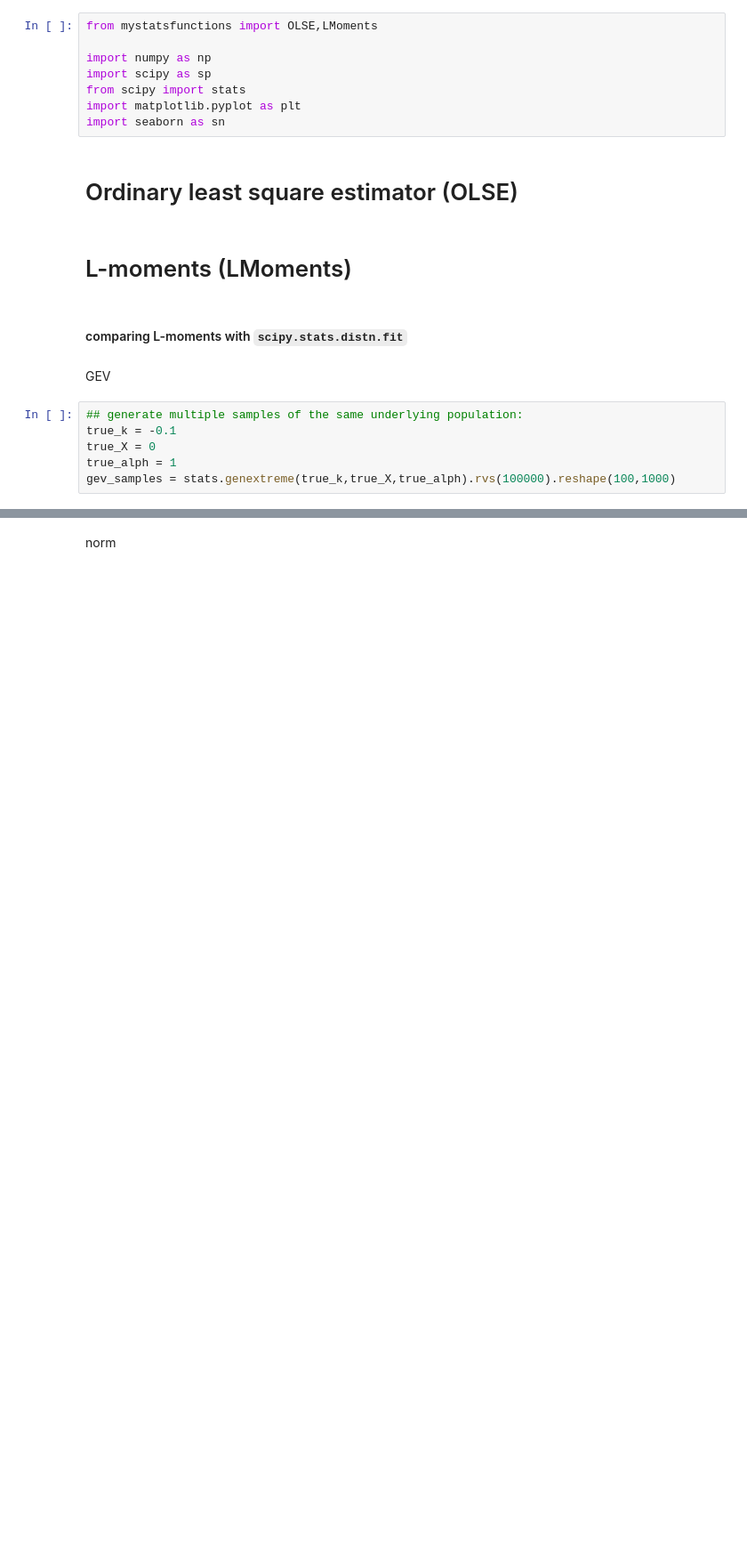
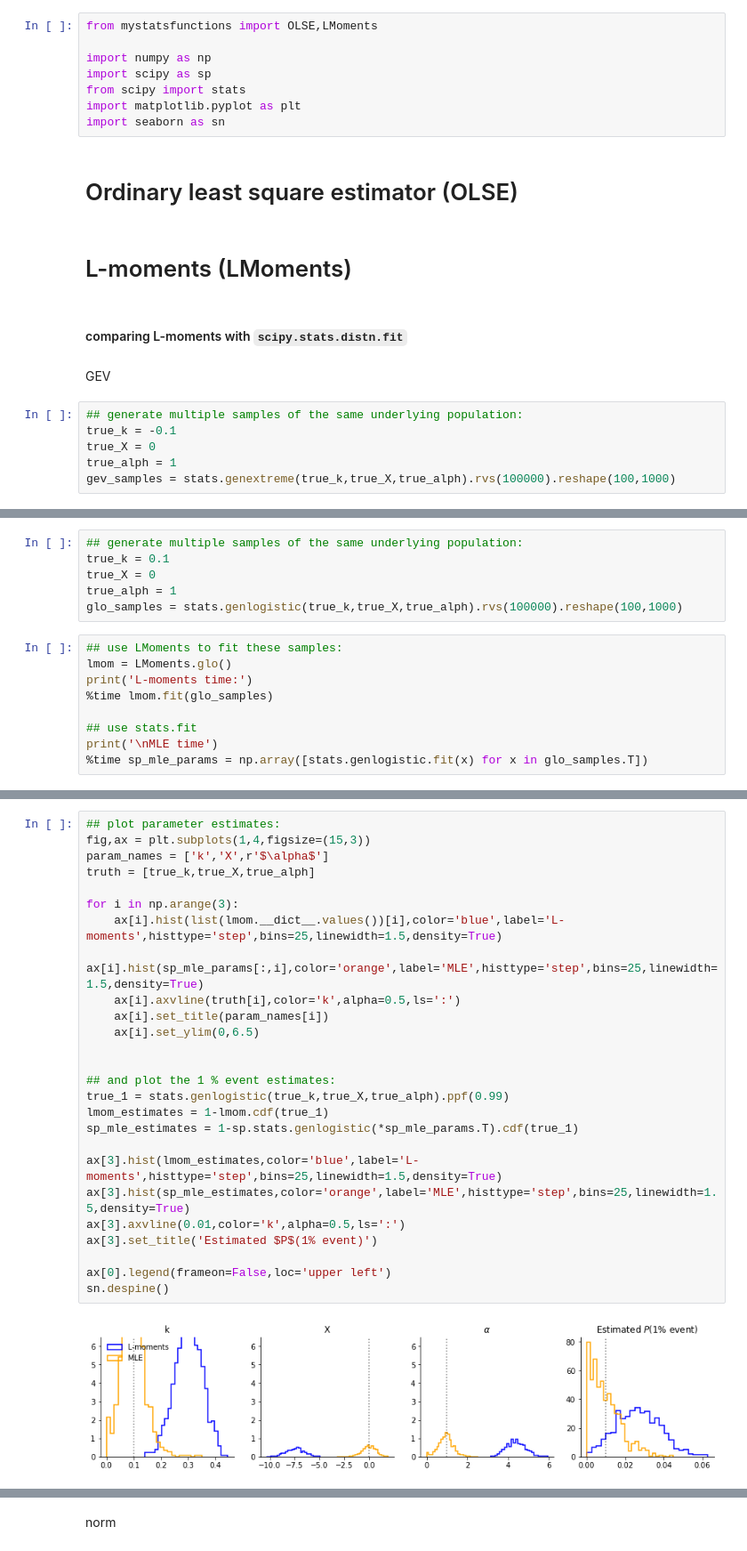
Before and after one commit to njleach/mystatsfunctions, a Jupyter notebook: example-nb.ipynb, the cells around one changed output, grey strips where cells are left out. Shown at 89% size. Cells and saved outputs as stored; diff of their text form; blank space fills up the shorter version.

Commit message:
add some conditions & fixes for out-of-limits values, update exampe notebook

```diff
--- a/example-nb.ipynb
+++ b/example-nb.ipynb
@@ -71,0 +72,15 @@ GPD
+# %%
+## generate multiple samples of the same underlying population:
+true_k = 0.1
+true_X = 0
+true_alph = 1
+glo_samples = stats.genlogistic(true_k,true_X,true_alph).rvs(100000).reshape(100,1000)
+# %%
+## use LMoments to fit these samples:
+lmom = LMoments.glo()
+print('L-moments time:')
+%time lmom.fit(glo_samples)
+
+## use stats.fit
+print('\nMLE time')
+%time sp_mle_params = np.array([stats.genlogistic.fit(x) for x in glo_samples.T])
@@ -71,0 +95,28 @@ GPD
+# %%
+## plot parameter estimates:
+fig,ax = plt.subplots(1,4,figsize=(15,3))
+param_names = ['k','X',r'$\alpha$']
+truth = [true_k,true_X,true_alph]
+
+for i in np.arange(3):
+    ax[i].hist(list(lmom.__dict__.values())[i],color='blue',label='L-moments',histtype='step',bins=25,linewidth=1.5,density=True)
+    ax[i].hist(sp_mle_params[:,i],color='orange',label='MLE',histtype='step',bins=25,linewidth=1.5,density=True)
+    ax[i].axvline(truth[i],color='k',alpha=0.5,ls=':')
+    ax[i].set_title(param_names[i])
+    ax[i].set_ylim(0,6.5)
+
+
+## and plot the 1 % event estimates:
+true_1 = stats.genlogistic(true_k,true_X,true_alph).ppf(0.99)
+lmom_estimates = 1-lmom.cdf(true_1)
+sp_mle_estimates = 1-sp.stats.genlogistic(*sp_mle_params.T).cdf(true_1)
+
+ax[3].hist(lmom_estimates,color='blue',label='L-moments',histtype='step',bins=25,linewidth=1.5,density=True)
+ax[3].hist(sp_mle_estimates,color='orange',label='MLE',histtype='step',bins=25,linewidth=1.5,density=True)
+ax[3].axvline(0.01,color='k',alpha=0.5,ls=':')
+ax[3].set_title('Estimated $P$(1% event)')
+
+ax[0].legend(frameon=False,loc='upper left')
+sn.despine()
+# %% [output]
+[figure, added]
```
Also changed, not shown: parts of 18 cells of this notebook, 1 other file.
